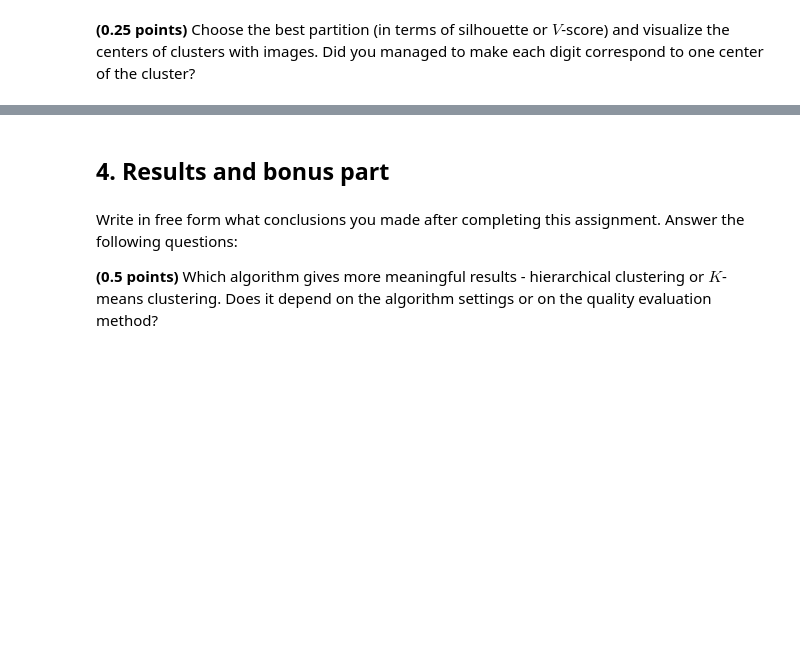
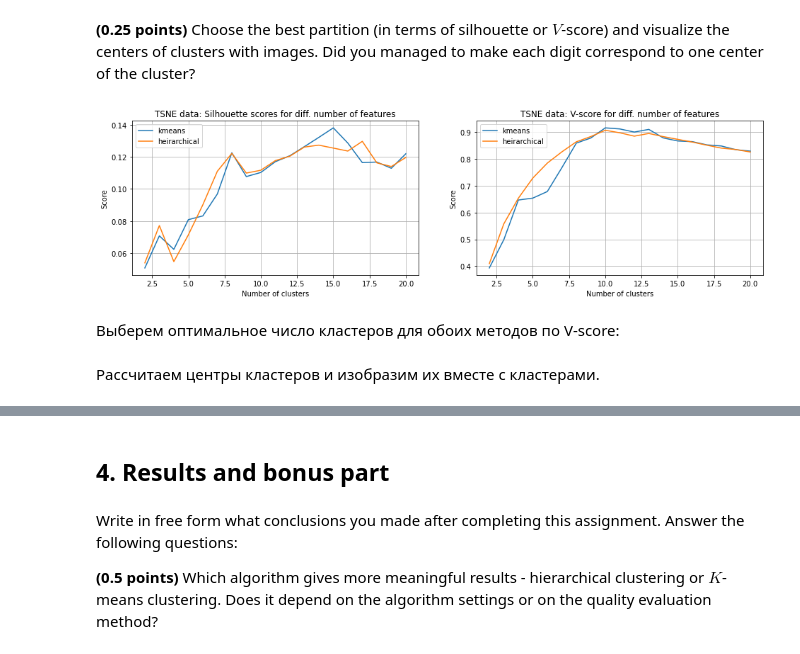
Before and after one commit to aslamovyura/ml-python, a Jupyter notebook: 8_clustering/clustering.ipynb, the cells around one changed output, grey strips where cells are left out. Cells and saved outputs as stored; diff of their text form; code cells hidden in the pictures; blank space fills up the shorter version.

```diff
--- a/8_clustering/clustering.ipynb
+++ b/8_clustering/clustering.ipynb
@@ -484,2 +594,43 @@ The implementation of `tSNE` in the `scikit-learn` library is the `TSNE` class i
 # %% [markdown]
 **(0.25 points)** Choose the best partition (in terms of silhouette or $V$-score) and visualize the centers of clusters with images. Did you managed to make each digit correspond to one center of the cluster?
+# %%
+k_arr = range(2,21)
+
+kmeans_silhouette_scores_tsne = np.zeros(len(k_arr))
+hierarchical_silhouette_scores_tsne = np.zeros(len(k_arr))
+
+kmeans_v_scores_tsne = np.zeros(len(k_arr))
+hierarchical_v_scores_tsne = np.zeros(len(k_arr))
+for i in range(len(k_arr)):
+    kmeans_labels_tsne = KMeans(n_clusters=k_arr[i], n_init=10, max_iter=200 , random_state=0).fit_predict(X_tsne)
+    hierarchical_labels_tsne = AgglomerativeClustering(n_clusters=k_arr[i]).fit_predict(X_tsne)
+
+    kmeans_silhouette_scores_tsne[i] = silhouette_score(X_scaled, kmeans_labels_tsne)
+    hierarchical_silhouette_scores_tsne[i] = silhouette_score(X_scaled, hierarchical_labels_tsne)
+
+    kmeans_v_scores_tsne[i] = v_measure_score(y, kmeans_labels_tsne)
+    hierarchical_v_scores_tsne[i] = v_measure_score(y, hierarchical_labels_tsne)
+# %%
+fig = plt.figure(figsize=(16,4))
+ax1 = fig.add_subplot(121)
+ax2 = fig.add_subplot(122)
+
+ax1.plot(k_arr, kmeans_silhouette_scores_tsne, label='kmeans')
+ax1.plot(k_arr, hierarchical_silhouette_scores_tsne, label='hierarchical')
+ax1.set_title('TSNE data: Silhouette scores for diff. number of features')
+ax1.set_ylabel('Score')
+ax1.set_xlabel('Number of clusters')
+ax1.legend(['kmeans','heirarchical'])
+ax1.grid()
+
+ax2.plot(k_arr, kmeans_v_scores_tsne, label='kmeans')
+ax2.plot(k_arr, hierarchical_v_scores_tsne, label='hierarchical')
+ax2.set_title('TSNE data: V-score for diff. number of features')
+ax2.set_ylabel('Score')
+ax2.set_xlabel('Number of clusters')
+ax2.legend(['kmeans','heirarchical'])
+ax2.grid()
+# %% [output]
+[figure, added]
+# %% [markdown]
+Выберем оптимальное число кластеров для обоих методов по V-score:
@@ -485,0 +640,2 @@ The implementation of `tSNE` in the `scikit-learn` library is the `TSNE` class i
+# %% [markdown]
+Рассчитаем центры кластеров и изобразим их вместе с кластерами.
```
Also changed, not shown: parts of 16 cells of this notebook.
